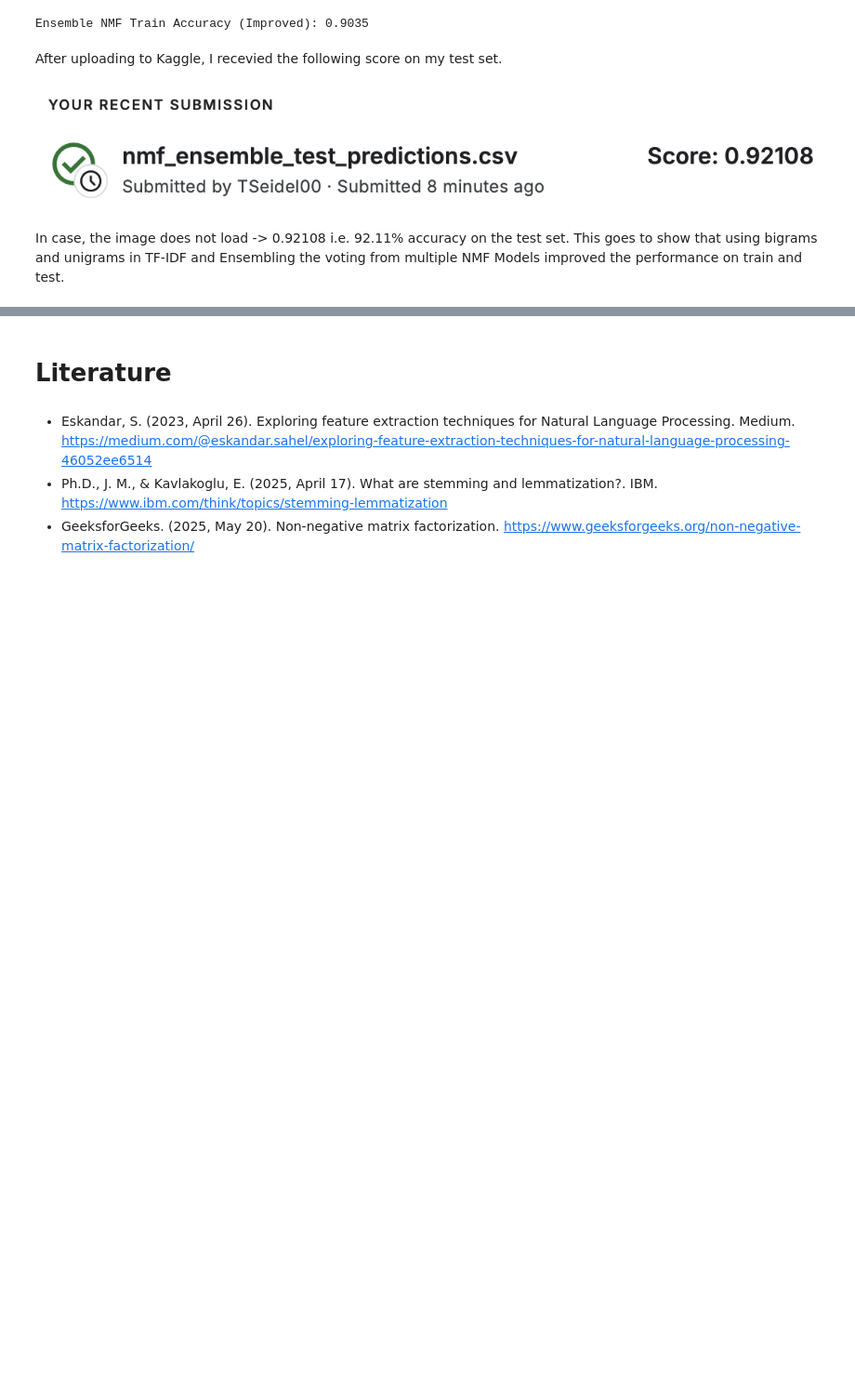
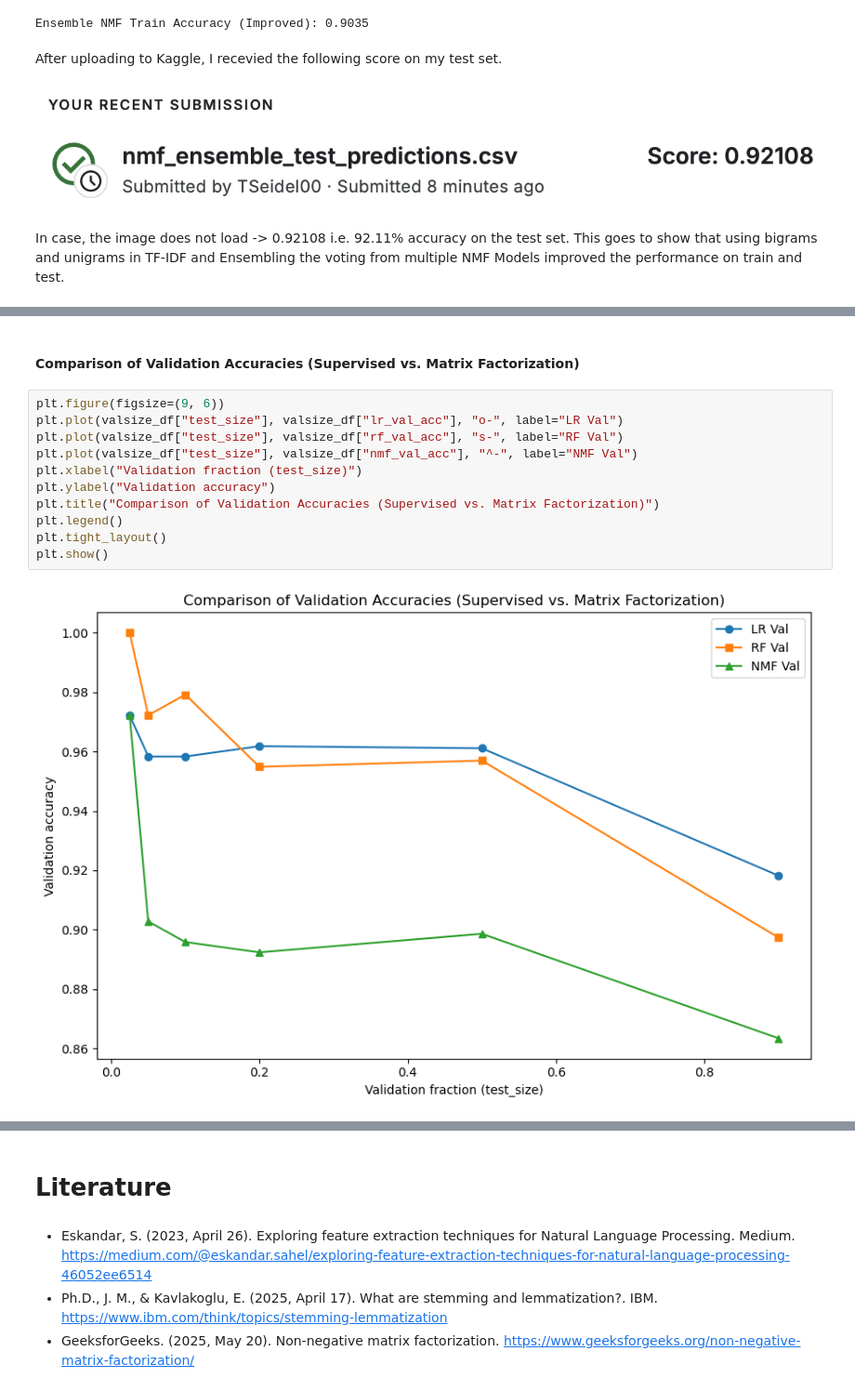
Before and after one commit to tseidel0509/Unsupervised_ML, a Jupyter notebook: BBC_Mini_Project.ipynb, the cells around one changed output, grey strips where cells are left out. Shown at 93% size. Drawn from its saved outputs; the diff is of its cells as text; blank space fills up the shorter version.

```diff
--- a/BBC_Mini_Project.ipynb
+++ b/BBC_Mini_Project.ipynb
@@ -764,0 +809,15 @@ Test Size:
+# %% [markdown]
+#### Comparison of Validation Accuracies (Supervised vs. Matrix Factorization)
+# %%
+plt.figure(figsize=(9, 6))
+plt.plot(valsize_df["test_size"], valsize_df["lr_val_acc"], "o-", label="LR Val")
+plt.plot(valsize_df["test_size"], valsize_df["rf_val_acc"], "s-", label="RF Val")
+plt.plot(valsize_df["test_size"], valsize_df["nmf_val_acc"], "^-", label="NMF Val")
+plt.xlabel("Validation fraction (test_size)")
+plt.ylabel("Validation accuracy")
+plt.title("Comparison of Validation Accuracies (Supervised vs. Matrix Factorization)")
+plt.legend()
+plt.tight_layout()
+plt.show()
+# %% [output]
+[figure, added]
```
Also changed, not shown: parts of 13 cells of this notebook, 1 other file.
